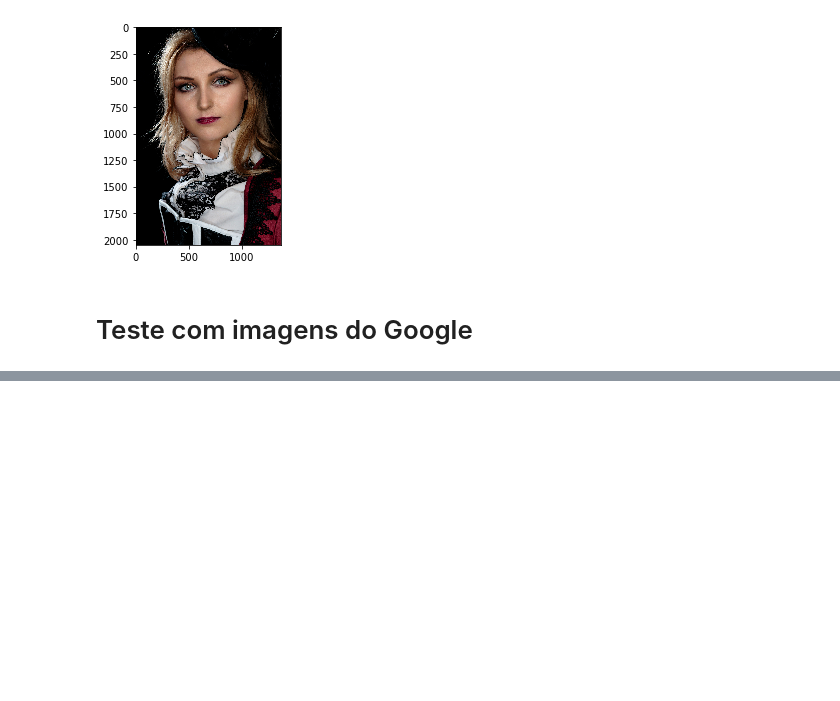
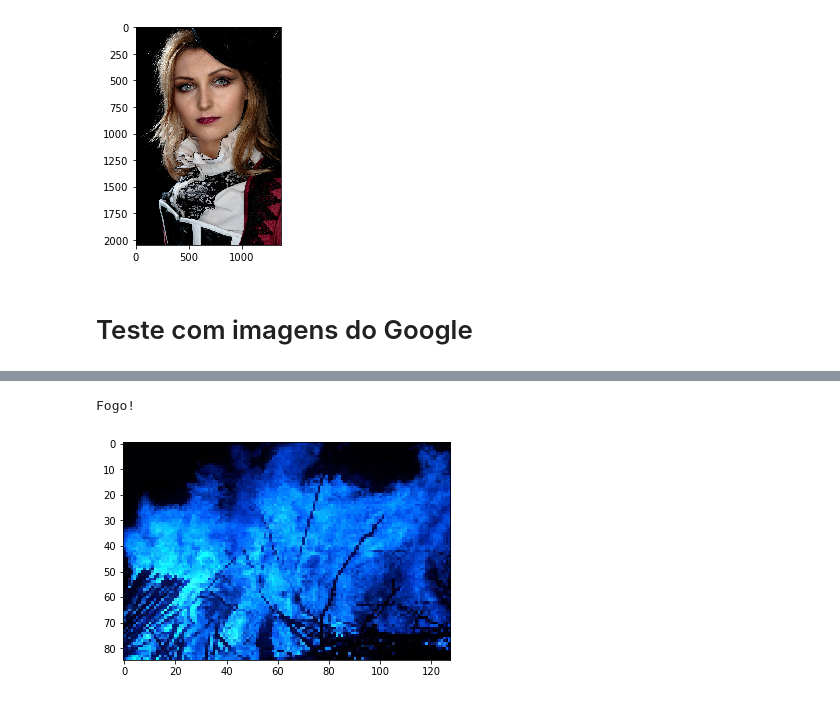
Before and after one commit to aronifanger/fire_detection, a Jupyter notebook: notebooks/Predição de imagens de incêndio com CNN.ipynb, the cells around one changed output, grey strips where cells are left out. Cells and saved outputs as stored; diff of their text form; code cells hidden in the pictures; blank space fills up the shorter version.

```diff
--- a/notebooks/Predição de imagens de incêndio com CNN.ipynb
+++ b/notebooks/Predição de imagens de incêndio com CNN.ipynb
@@ -196,0 +201,8 @@ TypeError: expected string or Unicode object, numpy.ndarray found
+# %%
+image_url = 'https://upload.wikimedia.org/wikipedia/commons/3/36/Large_bonfire.jpg'
+
+print predict_from_url(image_url)
+plot_from_url(image_url)
+# %% [output]
+Fogo!
+[figure, added]
```
Also changed, not shown: parts of 6 cells of this notebook, 2 other files.
